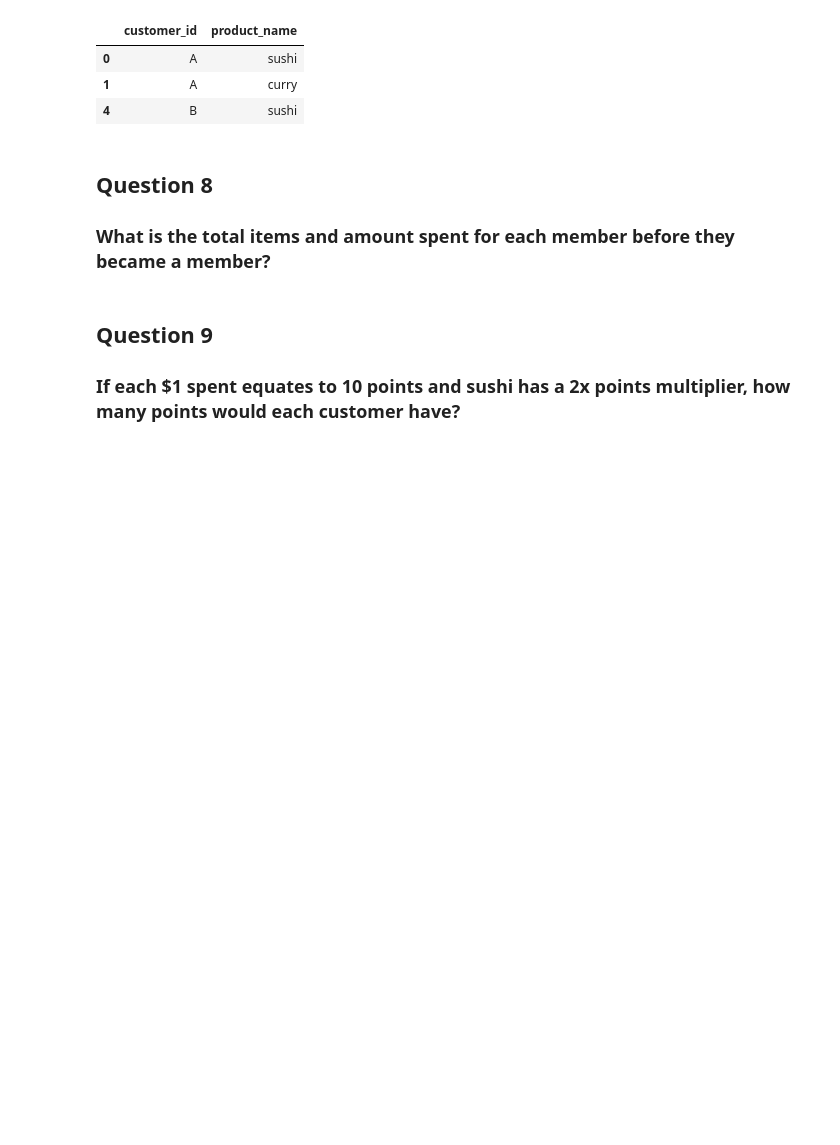
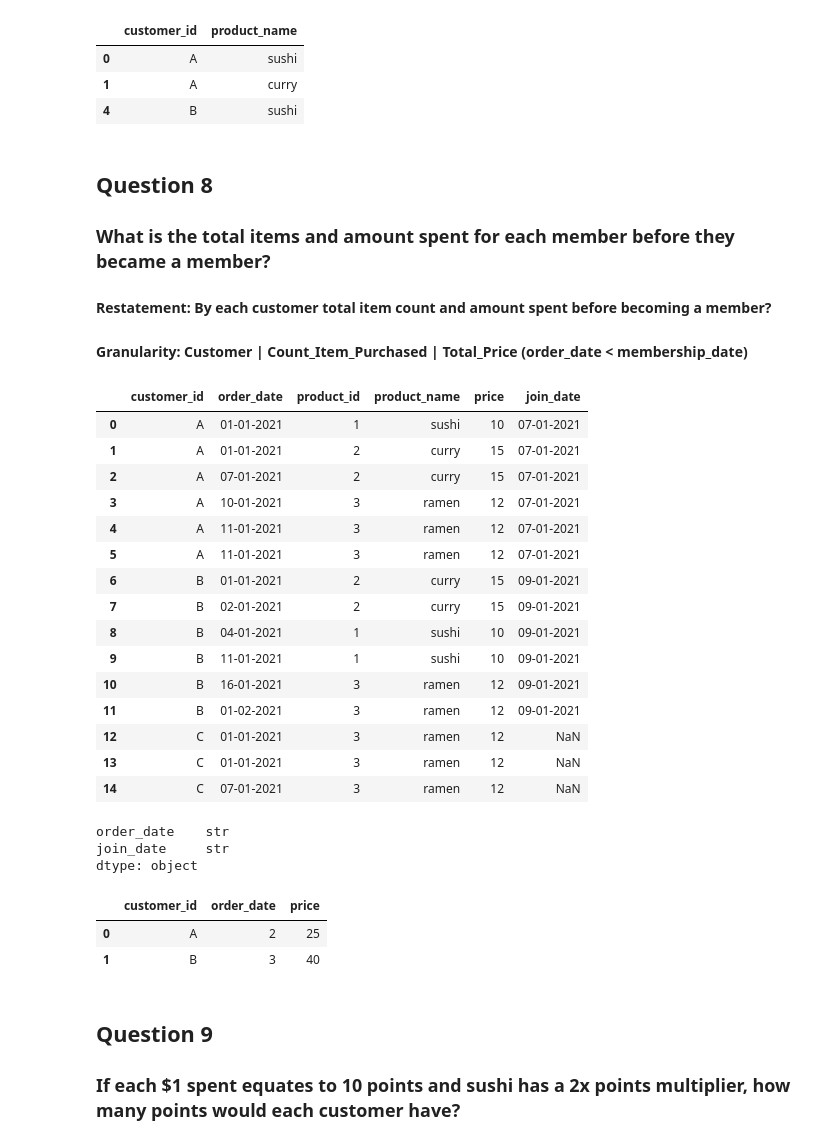
Before and after one commit to SmitaSoniS/8weeksqlchallenge, a Jupyter notebook: 01_dannys_diner/solution/solution.ipynb, the cells around one changed output. Cells and saved outputs as stored; diff of their text form; code cells hidden in the pictures; blank space fills up the shorter version.

```diff
--- a/01_dannys_diner/solution/solution.ipynb
+++ b/01_dannys_diner/solution/solution.ipynb
@@ -220,3 +223,31 @@ result_7
 ## Question 8
 
 ### What is the total items and amount spent for each member before they became a member?
+
+#### Restatement: By each customer total item count and amount spent before becoming a member?
+#### Granularity: Customer | Count_Item_Purchased | Total_Price (order_date < membership_date)
+# %%
+all
+# %% [output]
+|  | customer_id | order_date | product_id | product_name | price | join_date |
+| 0 | A | 01-01-2021 | 1 | sushi | 10 | 07-01-2021 |
+| 1 | A | 01-01-2021 | 2 | curry | 15 | 07-01-2021 |
+| 2 | A | 07-01-2021 | 2 | curry | 15 | 07-01-2021 |
+| 3 | A | 10-01-2021 | 3 | ramen | 12 | 07-01-2021 |
+| 4 | A | 11-01-2021 | 3 | ramen | 12 | 07-01-2021 |
+| 5 | A | 11-01-2021 | 3 | ramen | 12 | 07-01-2021 |
+| 6 | B | 01-01-2021 | 2 | curry | 15 | 09-01-2021 |
+| 7 | B | 02-01-2021 | 2 | curry | 15 | 09-01-2021 |
+| 8 | B | 04-01-2021 | 1 | sushi | 10 | 09-01-2021 |
+| 9 | B | 11-01-2021 | 1 | sushi | 10 | 09-01-2021 |
+| 10 | B | 16-01-2021 | 3 | ramen | 12 | 09-01-2021 |
+| 11 | B | 01-02-2021 | 3 | ramen | 12 | 09-01-2021 |
+| 12 | C | 01-01-2021 | 3 | ramen | 12 | NaN |
+| 13 | C | 01-01-2021 | 3 | ramen | 12 | NaN |
+| 14 | C | 07-01-2021 | 3 | ramen | 12 | NaN |
+# %%
+all[['order_date', 'join_date']].dtypes
+# %% [output]
+order_date    str
+join_date     str
+dtype: object
@@ -223,3 +264,22 @@ result_7
+# %%
+result_8 = (
+    all.loc[
+        all['order_date'] < all['join_date'],
+        ['customer_id', 'order_date', 'price']
+    ]
+    .groupby('customer_id')
+    .agg({
+        'order_date': 'count',
+        'price': 'sum'
+    })
+    .reset_index()
+)
+
+result_8
+# %% [output]
+|  | customer_id | order_date | price |
+| 0 | A | 2 | 25 |
+| 1 | B | 3 | 40 |
 # %% [markdown]
 ## Question 9
 
```
Also changed, not shown: parts of 2 cells of this notebook, 3 other files.
